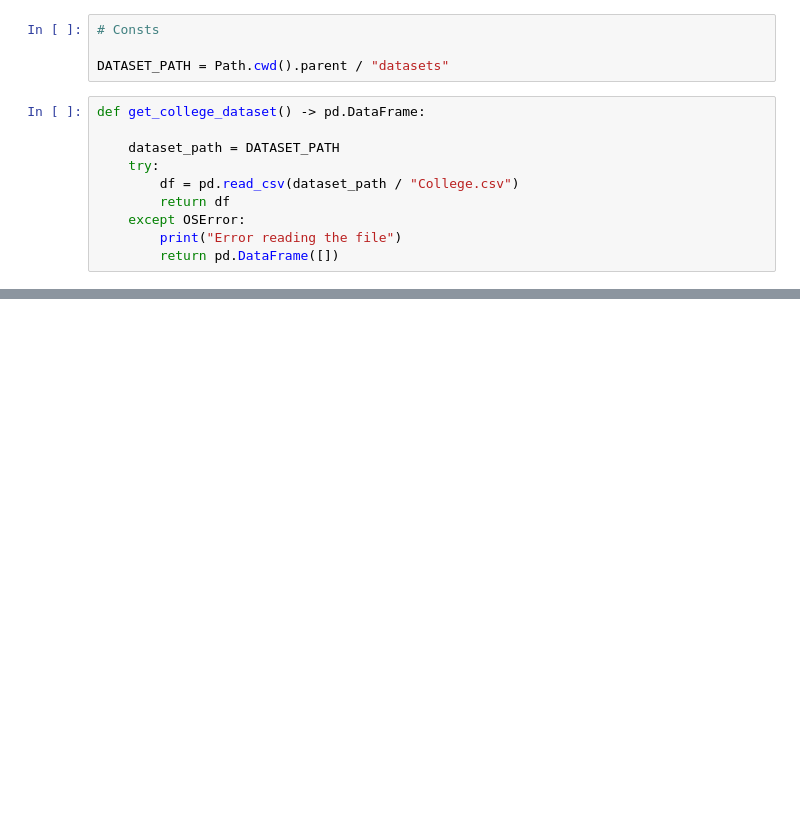
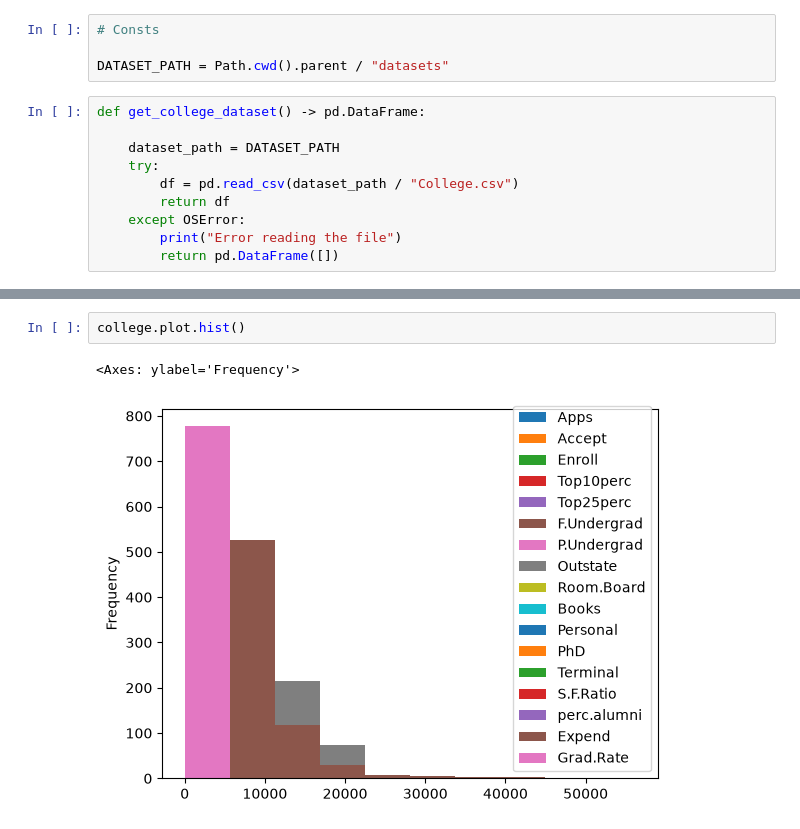
Before and after one commit to runish-shrestha/Notes, a Jupyter notebook: statistics/stat-learn/ISL/chapter-2/labs/lab1.ipynb, the cells around one changed output, grey strips where cells are left out. Drawn from its saved outputs; the diff is of its cells as text; blank space fills up the shorter version.

```diff
--- a/statistics/stat-learn/ISL/chapter-2/labs/lab1.ipynb
+++ b/statistics/stat-learn/ISL/chapter-2/labs/lab1.ipynb
@@ -31,0 +73,5 @@ df.head()
+# %%
+college.plot.hist()
+# %% [output]
+<Axes: ylabel='Frequency'>
+[figure, added]
```
Also changed, not shown: parts of 12 cells of this notebook, 2 other files.
